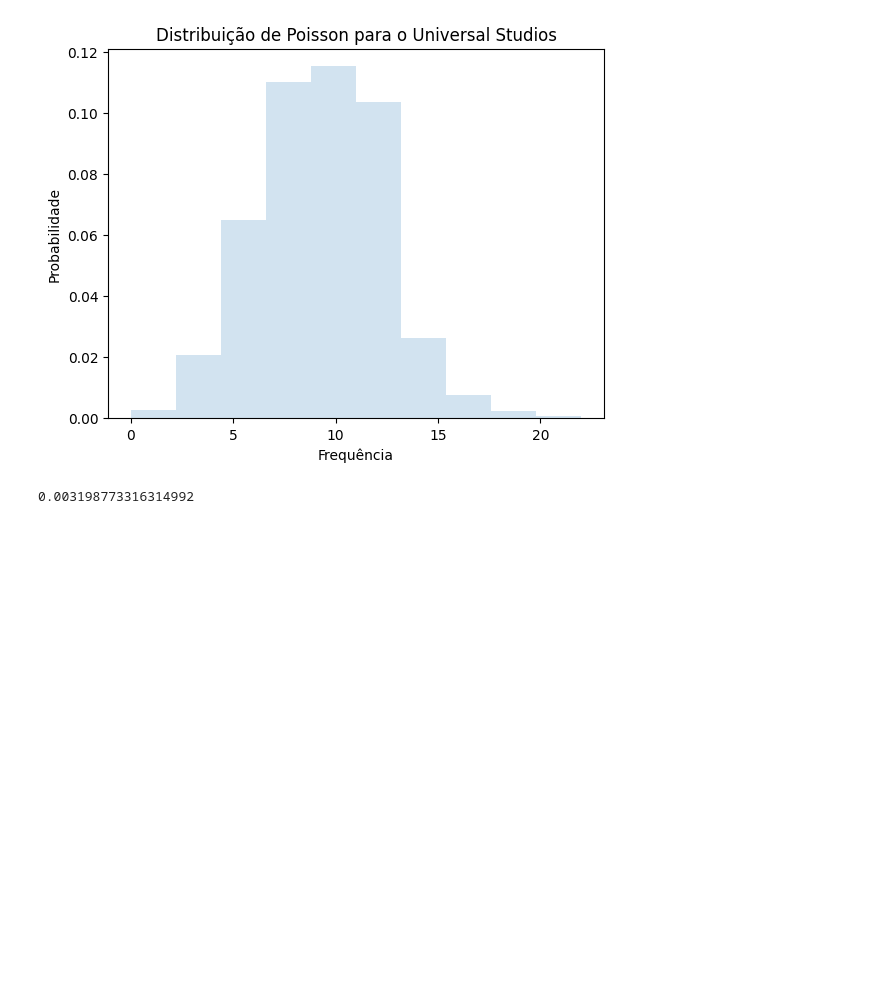
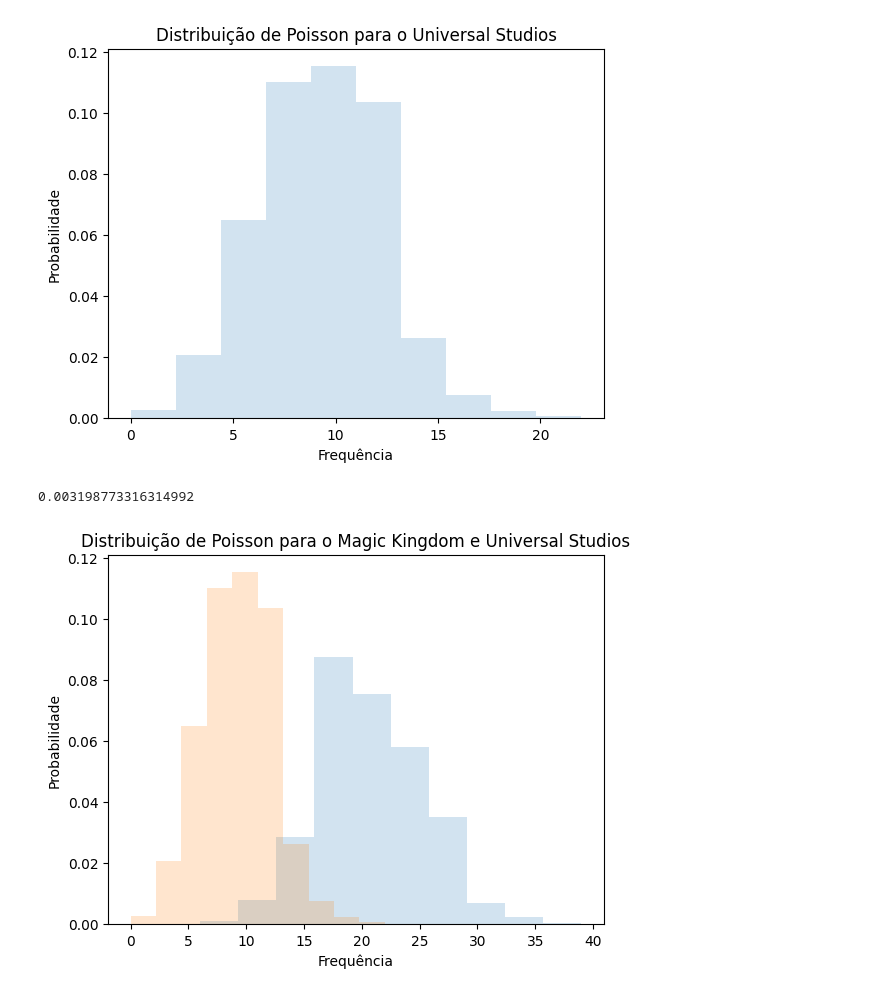
Before and after one commit to anahc3/APS4_CDados_tets_e_nanenena, a Jupyter notebook: aps4.ipynb, the cells around one changed output. Cells and saved outputs as stored; diff of their text form; code cells hidden in the pictures; blank space fills up the shorter version.

Commit message:
Gráficos sobrepostos

```diff
--- a/aps4.ipynb
+++ b/aps4.ipynb
@@ -63,3 +63,13 @@ cdf_us_dado_mk = stats.poisson.cdf(lambda_us, lambda_mk)
 cdf_us_dado_mk
 # %% [output]
 0.003198773316314992
+# %%
+# Gráficos sobrepostos
+plt.hist(distribuicao_mk, density=True, histtype='stepfilled', alpha=0.2)
+plt.hist(distribuicao_us, density=True, histtype='stepfilled', alpha=0.2)
+plt.title('Distribuição de Poisson para o Magic Kingdom e Universal Studios')
+plt.xlabel('Frequência')
+plt.ylabel('Probabilidade')
+plt.show()
+# %% [output]
+[figure, added]
```
